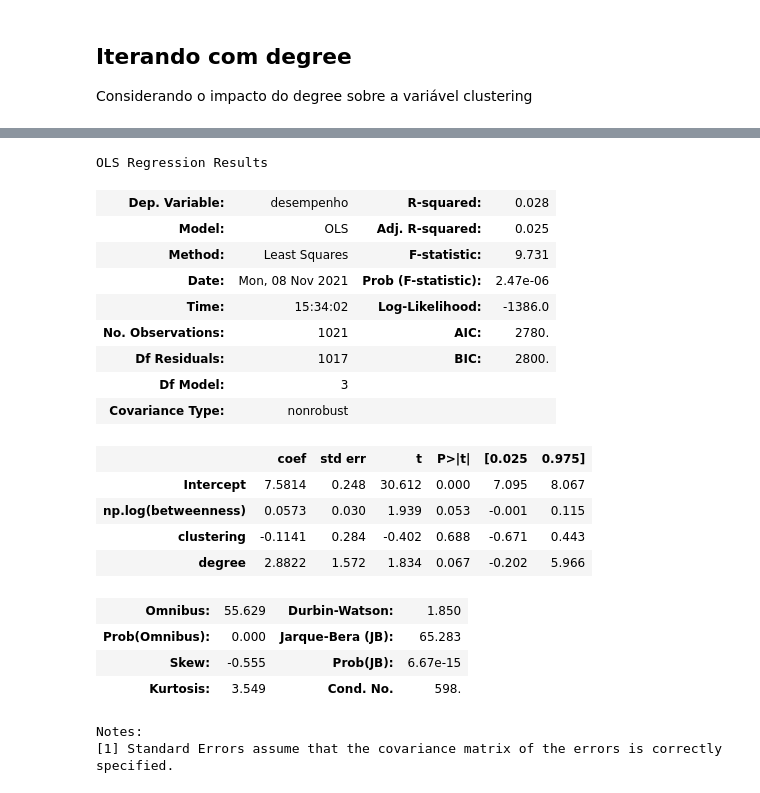
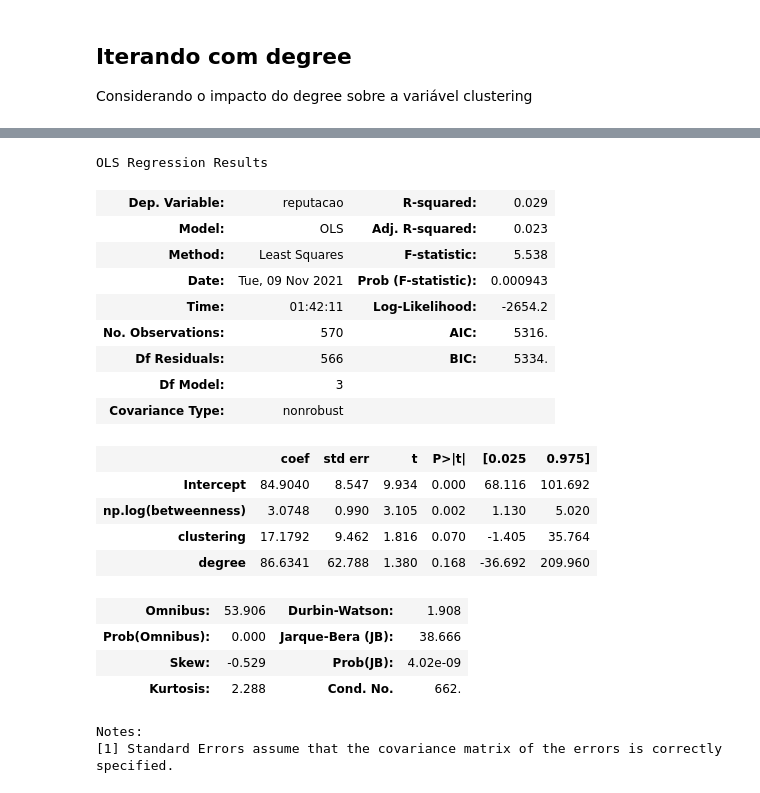
Before and after one commit to hashiprobr-classroom/parte-tecnica-do-projeto-grupoh, a Jupyter notebook: notebooks/Projeto - Análise de Rede - novo corte.ipynb, the cells around one changed output, grey strips where cells are left out. Cells and saved outputs as stored; diff of their text form; code cells hidden in the pictures.

```diff
--- a/notebooks/Projeto - Análise de Rede - novo corte.ipynb
+++ b/notebooks/Projeto - Análise de Rede - novo corte.ipynb
@@ -95,3 +96,6 @@ df.id = df.id.astype(int, copy=False)
 Remoção de filmes duplicados
 # %%
 filmes_score = filmes_score.drop_duplicates(subset=['nome'], keep=False)
+# %%
+filmes_score = filmes_score.dropna()
+filmes_score.head()
@@ -135,4 +129,8 @@ df.head()
 # %%
-df = df.rename(columns={"IMDb Score": 'desempenho'})
+# aqui tinhamos o desempenho
+# df = df.rename(columns={"IMDb Score": 'desempenho'})
+
+# nova métrica: reputação
+df = df.rename(columns={"Rotten Tomatoes Score": 'reputacao'})
 # %%
-df.head()
+df = df.dropna() # melhorar isso futuramente
@@ -152,6 +151,6 @@ import statsmodels.formula.api as smf
 ### Agrupamento
 # %%
 # pegamos apenas os betweenness com valores > 0
-a = df[df['betweenness'] > 0]
-a
+df_positivos = df[df['betweenness'] > 0]
+df_positivos.head(4)
 # %% [output]
@@ -300,28 +300,28 @@ OLS Regression Results
 Notes:
 [1] Standard Errors assume that the covariance matrix of the errors is correctly specified.
 # %%
-model = smf.ols(data=a, formula='desempenho ~ np.log(betweenness) + clustering+degree')
+model = smf.ols(data=df_positivos, formula='reputacao ~ np.log(betweenness) + clustering + degree')
 result = model.fit()
 result.summary()
 # %% [output]
 OLS Regression Results
-| Dep. Variable: | desempenho | R-squared: | 0.028 |
-| Model: | OLS | Adj. R-squared: | 0.025 |
-| Method: | Least Squares | F-statistic: | 9.731 |
-| Date: | Mon, 08 Nov 2021 | Prob (F-statistic): | 2.47e-06 |
-| Time: | 15:34:02 | Log-Likelihood: | -1386.0 |
-| No. Observations: | 1021 | AIC: | 2780. |
-| Df Residuals: | 1017 | BIC: | 2800. |
+| Dep. Variable: | reputacao | R-squared: | 0.029 |
+| Model: | OLS | Adj. R-squared: | 0.023 |
+| Method: | Least Squares | F-statistic: | 5.538 |
+| Date: | Tue, 09 Nov 2021 | Prob (F-statistic): | 0.000943 |
+| Time: | 01:42:11 | Log-Likelihood: | -2654.2 |
+| No. Observations: | 570 | AIC: | 5316. |
+| Df Residuals: | 566 | BIC: | 5334. |
 | Df Model: | 3 |  |  |
 | Covariance Type: | nonrobust |  |  |
 |  | coef | std err | t | P>|t| | [0.025 | 0.975] |
-| Intercept | 7.5814 | 0.248 | 30.612 | 0.000 | 7.095 | 8.067 |
-| np.log(betweenness) | 0.0573 | 0.030 | 1.939 | 0.053 | -0.001 | 0.115 |
-| clustering | -0.1141 | 0.284 | -0.402 | 0.688 | -0.671 | 0.443 |
-| degree | 2.8822 | 1.572 | 1.834 | 0.067 | -0.202 | 5.966 |
+| Intercept | 84.9040 | 8.547 | 9.934 | 0.000 | 68.116 | 101.692 |
+| np.log(betweenness) | 3.0748 | 0.990 | 3.105 | 0.002 | 1.130 | 5.020 |
+| clustering | 17.1792 | 9.462 | 1.816 | 0.070 | -1.405 | 35.764 |
+| degree | 86.6341 | 62.788 | 1.380 | 0.168 | -36.692 | 209.960 |
-| Omnibus: | 55.629 | Durbin-Watson: | 1.850 |
-| Prob(Omnibus): | 0.000 | Jarque-Bera (JB): | 65.283 |
-| Skew: | -0.555 | Prob(JB): | 6.67e-15 |
-| Kurtosis: | 3.549 | Cond. No. | 598. |
+| Omnibus: | 53.906 | Durbin-Watson: | 1.908 |
+| Prob(Omnibus): | 0.000 | Jarque-Bera (JB): | 38.666 |
+| Skew: | -0.529 | Prob(JB): | 4.02e-09 |
+| Kurtosis: | 2.288 | Cond. No. | 662. |
 Notes:
 [1] Standard Errors assume that the covariance matrix of the errors is correctly specified.
```
Also changed, not shown: parts of 18 cells of this notebook.
